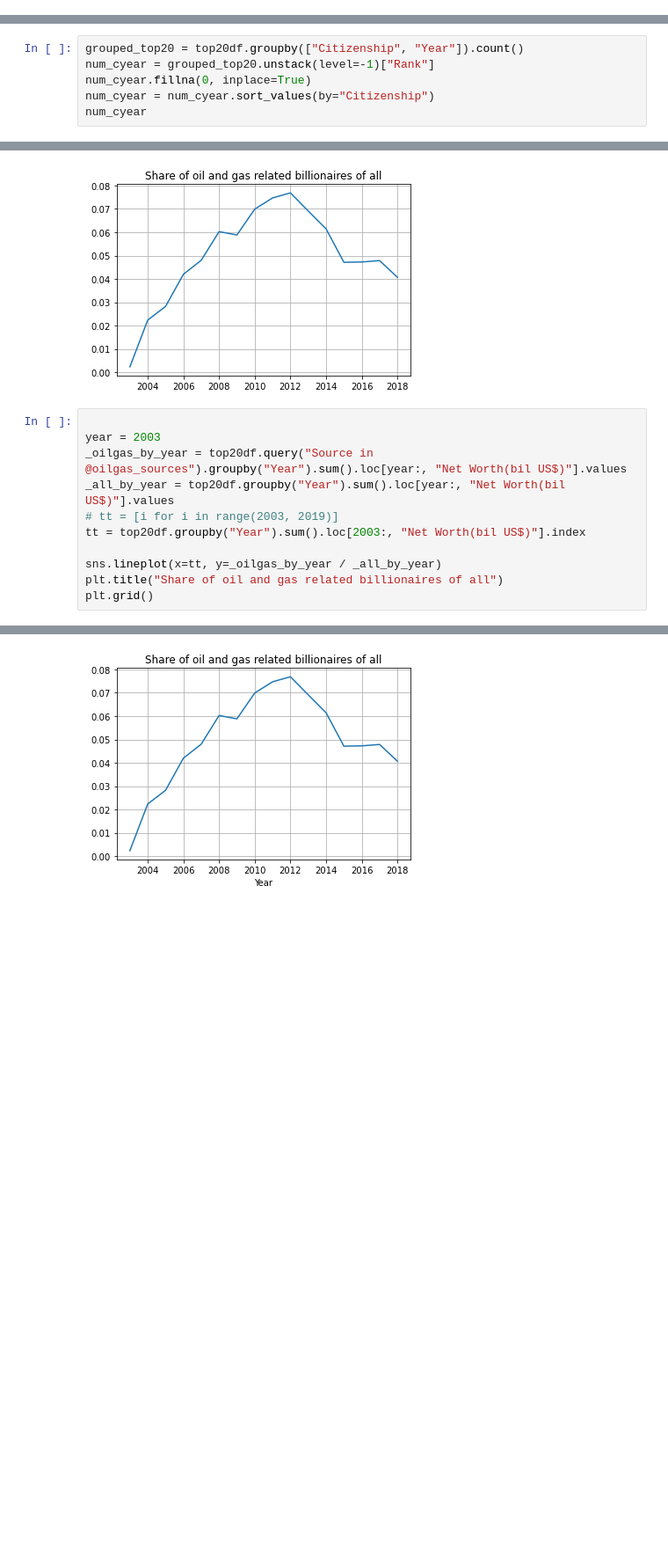
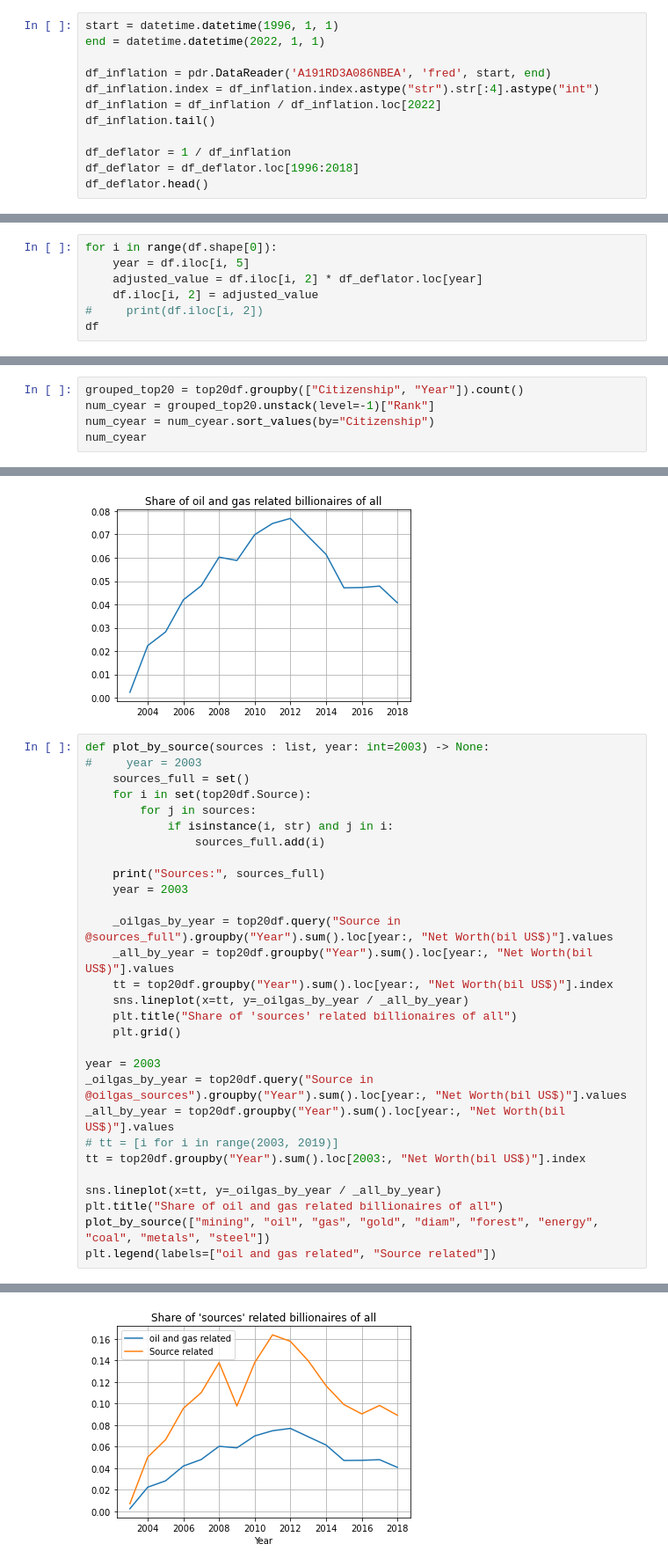
Before and after one commit to kikjeck1/forbes-curse, a Jupyter notebook: forbes list preprocessing 1.ipynb, the cells around one changed output, grey strips where cells are left out. Shown at 88% size. Cells and saved outputs as stored; diff of their text form; blank space fills up the shorter version.

```diff
--- a/forbes list preprocessing 1.ipynb
+++ b/forbes list preprocessing 1.ipynb
@@ -25,0 +45,12 @@ df
+# %%
+start = datetime.datetime(1996, 1, 1)
+end = datetime.datetime(2022, 1, 1)
+
+df_inflation = pdr.DataReader('A191RD3A086NBEA', 'fred', start, end)
+df_inflation.index = df_inflation.index.astype("str").str[:4].astype("int")
+df_inflation = df_inflation / df_inflation.loc[2022]
+df_inflation.tail()
+
+df_deflator = 1 / df_inflation
+df_deflator = df_deflator.loc[1996:2018]
+df_deflator.head()
@@ -25,0 +65,7 @@ df
+# %%
+for i in range(df.shape[0]):
+    year = df.iloc[i, 5]
+    adjusted_value = df.iloc[i, 2] * df_deflator.loc[year]
+    df.iloc[i, 2] = adjusted_value
+#     print(df.iloc[i, 2])
+df
@@ -105,7 +177,6 @@ Iran, Lybia has no billionaires
 # %%
 grouped_top20 = top20df.groupby(["Citizenship", "Year"]).count()
 num_cyear = grouped_top20.unstack(level=-1)["Rank"]
-num_cyear.fillna(0, inplace=True)
 num_cyear = num_cyear.sort_values(by="Citizenship")
 num_cyear
 # %% [output]
@@ -464,6 +537,23 @@ plt.grid()
 # %% [output]
 [figure]
 # %%
+def plot_by_source(sources : list, year: int=2003) -> None:
+#     year = 2003
+    sources_full = set()
+    for i in set(top20df.Source):
+        for j in sources:
+            if isinstance(i, str) and j in i:
+                sources_full.add(i)
+
+    print("Sources:", sources_full)
+    year = 2003
+
+    _oilgas_by_year = top20df.query("Source in @sources_full").groupby("Year").sum().loc[year:, "Net Worth(bil US$)"].values
+    _all_by_year = top20df.groupby("Year").sum().loc[year:, "Net Worth(bil US$)"].values
+    tt = top20df.groupby("Year").sum().loc[year:, "Net Worth(bil US$)"].index
+    sns.lineplot(x=tt, y=_oilgas_by_year / _all_by_year)
+    plt.title("Share of 'sources' related billionaires of all")
+    plt.grid()
 
 year = 2003
 _oilgas_by_year = top20df.query("Source in @oilgas_sources").groupby("Year").sum().loc[year:, "Net Worth(bil US$)"].values
@@ -473,5 +563,6 @@ tt = top20df.groupby("Year").sum().loc[2003:, "Net Worth(bil US$)"].index
 
 sns.lineplot(x=tt, y=_oilgas_by_year / _all_by_year)
 plt.title("Share of oil and gas related billionaires of all")
-plt.grid()
+plot_by_source(["mining", "oil", "gas", "gold", "diam", "forest", "energy", "coal", "metals", "steel"])
+plt.legend(labels=["oil and gas related", "Source related"])
 # %% [output]
@@ -478,4 +571,4 @@ plt.grid()
-[figure, old version]
+[figure, new version]
 # %%
 def plot_by_source(sources : list, year: int=2003) -> None:
 #     year = 2003
```
Also changed, not shown: parts of 37 cells of this notebook.
